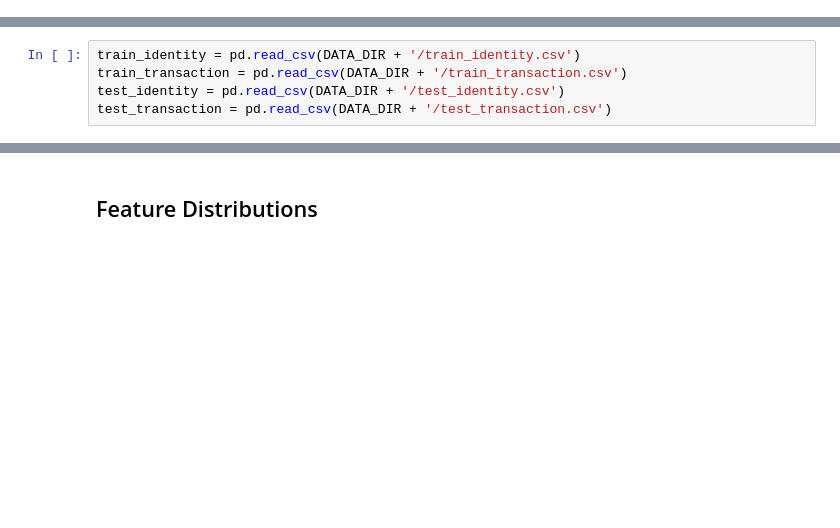
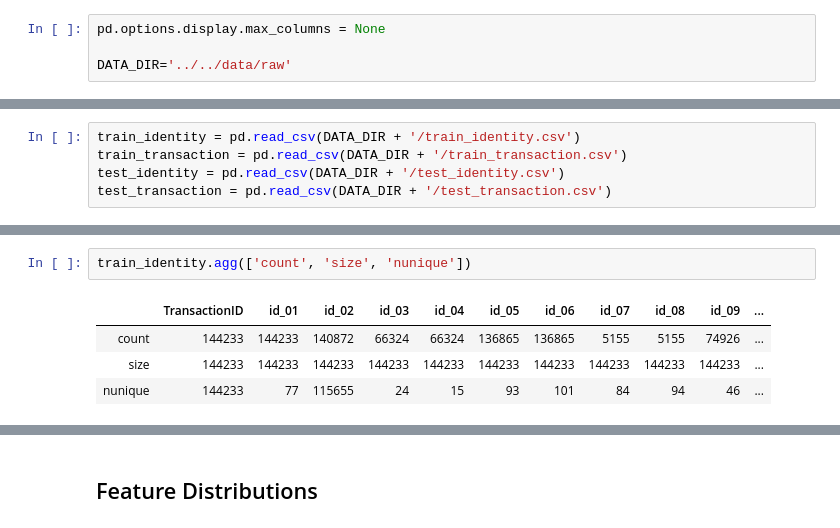
Before and after one commit to lasmith/ieee-fraud-detection, a Jupyter notebook: notebooks/EDA/Kaggle IEEE Fraud Detection - EDA .ipynb, the cells around one changed output, grey strips where cells are left out. Saved outputs shown, nothing was run; the diff lists cells and outputs as text; blank space fills up the shorter version.

```diff
--- a/notebooks/EDA/Kaggle IEEE Fraud Detection - EDA .ipynb
+++ b/notebooks/EDA/Kaggle IEEE Fraud Detection - EDA .ipynb
@@ -11,3 +9,7 @@ DATA_DIR='../../data/raw'
+# %%
+pd.options.display.max_columns = None
+
+DATA_DIR='../../data/raw'
 # %% [markdown]
 ## The Data
 # %%
@@ -71,0 +108,7 @@ train_transaction.describe()
+# %%
+train_identity.agg(['count', 'size', 'nunique'])
+# %% [output]
+|  | TransactionID | id_01 | id_02 | id_03 | id_04 | id_05 | id_06 | id_07 | id_08 | id_09 | ... |
+| count | 144233 | 144233 | 140872 | 66324 | 66324 | 136865 | 136865 | 5155 | 5155 | 74926 | ... |
+| size | 144233 | 144233 | 144233 | 144233 | 144233 | 144233 | 144233 | 144233 | 144233 | 144233 | ... |
+| nunique | 144233 | 77 | 115655 | 24 | 15 | 93 | 101 | 84 | 94 | 46 | ... |
```
Also changed, not shown: parts of 20 cells of this notebook.
